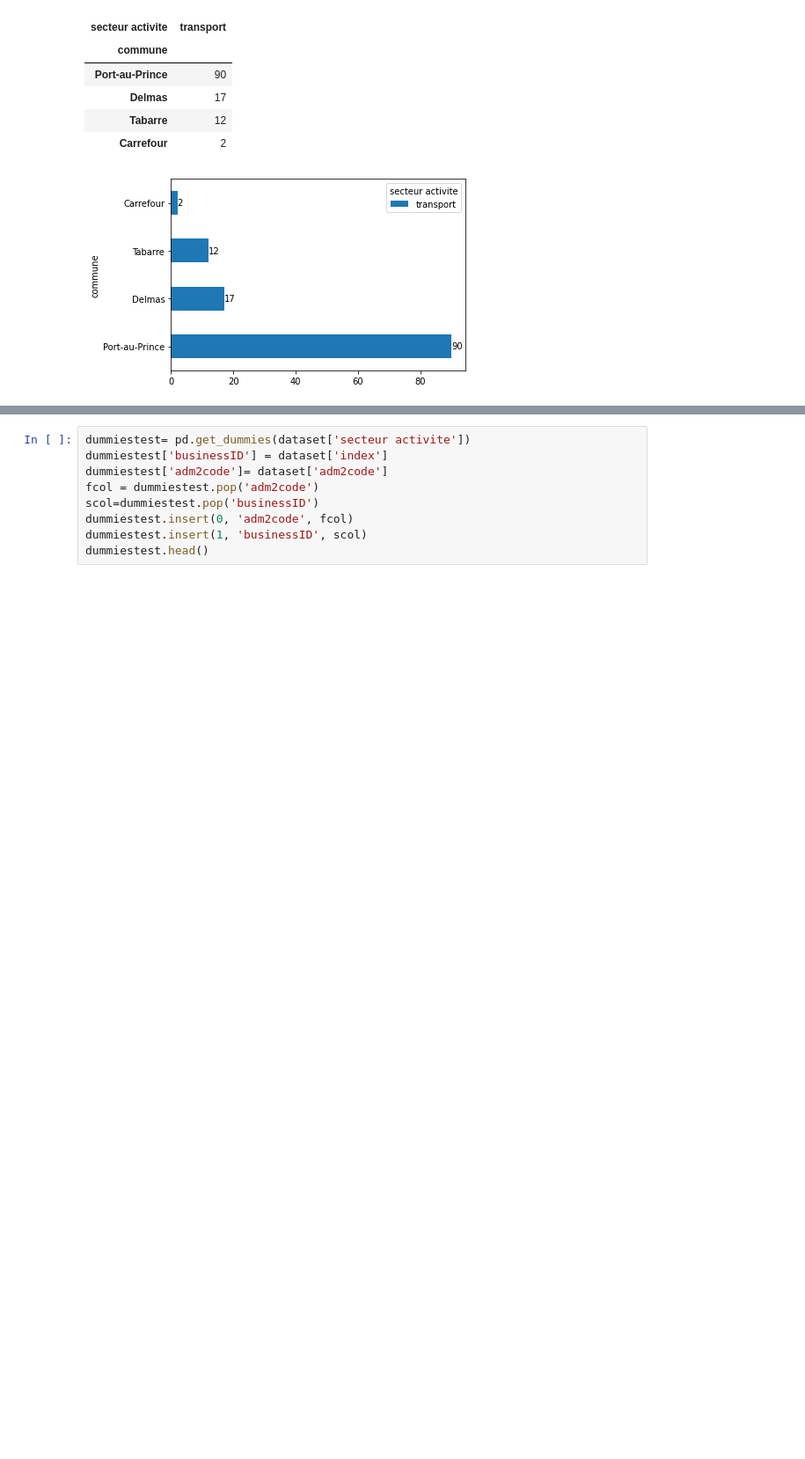
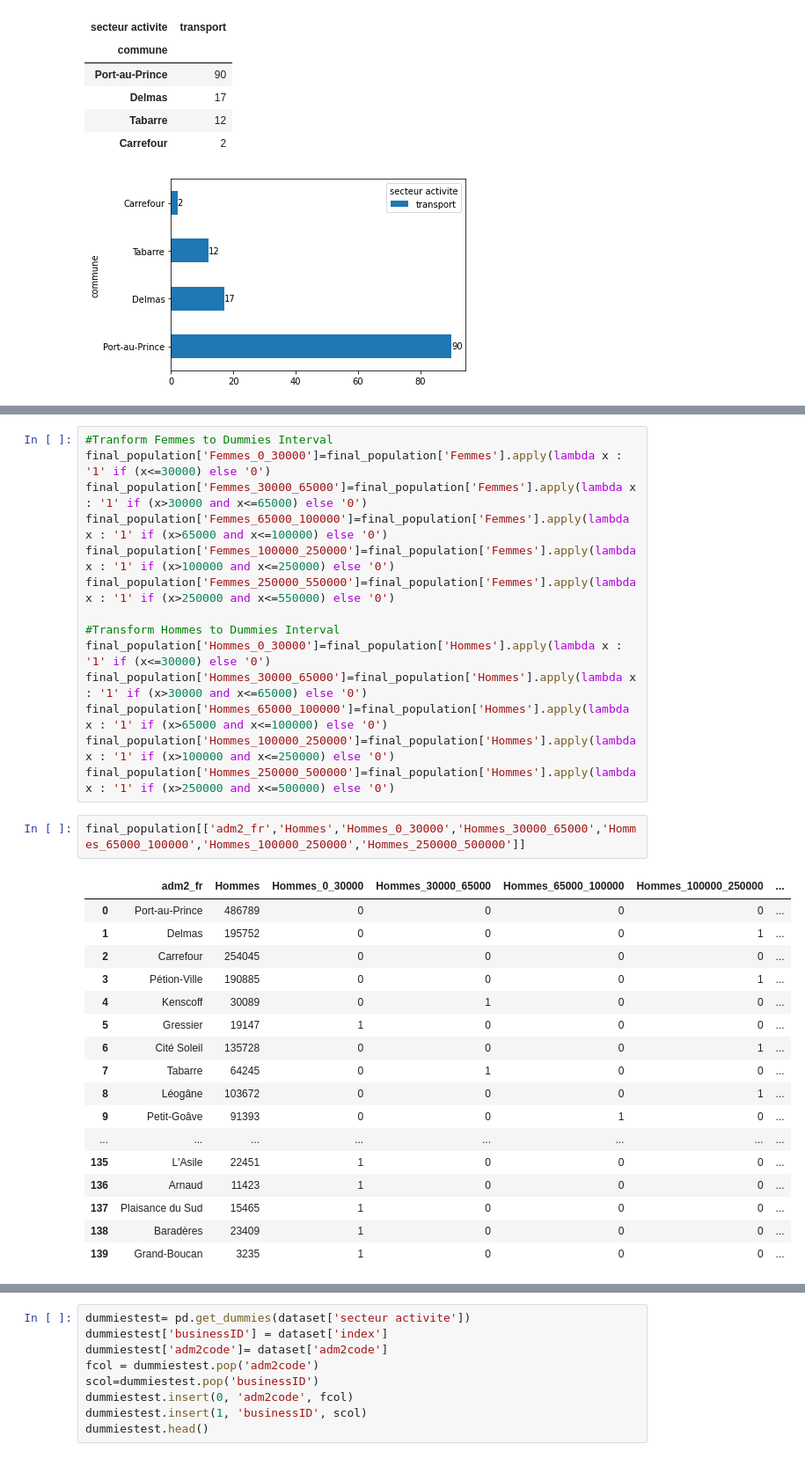
Before and after one commit to Ldave01/Best_Place_For_Business, a Jupyter notebook: eda.ipynb, the cells around one changed output, grey strips where cells are left out. Shown at 88% size. Cells and saved outputs as stored; diff of their text form; blank space fills up the shorter version.

```diff
--- a/eda.ipynb
+++ b/eda.ipynb
@@ -391,2 +398,36 @@ display(dataset.head(2))
+# %%
+#Tranform Femmes to Dummies Interval
+final_population['Femmes_0_30000']=final_population['Femmes'].apply(lambda x : '1' if (x<=30000) else '0')
+final_population['Femmes_30000_65000']=final_population['Femmes'].apply(lambda x : '1' if (x>30000 and x<=65000) else '0')
+final_population['Femmes_65000_100000']=final_population['Femmes'].apply(lambda x : '1' if (x>65000 and x<=100000) else '0')
+final_population['Femmes_100000_250000']=final_population['Femmes'].apply(lambda x : '1' if (x>100000 and x<=250000) else '0')
+final_population['Femmes_250000_550000']=final_population['Femmes'].apply(lambda x : '1' if (x>250000 and x<=550000) else '0')
+
+#Transform Hommes to Dummies Interval
+final_population['Hommes_0_30000']=final_population['Hommes'].apply(lambda x : '1' if (x<=30000) else '0')
+final_population['Hommes_30000_65000']=final_population['Hommes'].apply(lambda x : '1' if (x>30000 and x<=65000) else '0')
+final_population['Hommes_65000_100000']=final_population['Hommes'].apply(lambda x : '1' if (x>65000 and x<=100000) else '0')
+final_population['Hommes_100000_250000']=final_population['Hommes'].apply(lambda x : '1' if (x>100000 and x<=250000) else '0')
+final_population['Hommes_250000_500000']=final_population['Hommes'].apply(lambda x : '1' if (x>250000 and x<=500000) else '0')
+# %%
+final_population[['adm2_fr','Hommes','Hommes_0_30000','Hommes_30000_65000','Hommes_65000_100000','Hommes_100000_250000','Hommes_250000_500000']]
+# %% [output]
+|  | adm2_fr | Hommes | Hommes_0_30000 | Hommes_30000_65000 | Hommes_65000_100000 | Hommes_100000_250000 | ... |
+| 0 | Port-au-Prince | 486789 | 0 | 0 | 0 | 0 | ... |
+| 1 | Delmas | 195752 | 0 | 0 | 0 | 1 | ... |
+| 2 | Carrefour | 254045 | 0 | 0 | 0 | 0 | ... |
+| 3 | Pétion-Ville | 190885 | 0 | 0 | 0 | 1 | ... |
+| 4 | Kenscoff | 30089 | 0 | 1 | 0 | 0 | ... |
+| 5 | Gressier | 19147 | 1 | 0 | 0 | 0 | ... |
+| 6 | Cité Soleil | 135728 | 0 | 0 | 0 | 1 | ... |
+| 7 | Tabarre | 64245 | 0 | 1 | 0 | 0 | ... |
+| 8 | Léogâne | 103672 | 0 | 0 | 0 | 1 | ... |
+| 9 | Petit-Goâve | 91393 | 0 | 0 | 1 | 0 | ... |
+| ... | ... | ... | ... | ... | ... | ... | ... |
+| 135 | L'Asile | 22451 | 1 | 0 | 0 | 0 | ... |
+| 136 | Arnaud | 11423 | 1 | 0 | 0 | 0 | ... |
+| 137 | Plaisance du Sud | 15465 | 1 | 0 | 0 | 0 | ... |
+| 138 | Baradères | 23409 | 1 | 0 | 0 | 0 | ... |
+| 139 | Grand-Boucan | 3235 | 1 | 0 | 0 | 0 | ... |
 # %%
 poptest= pd.get_dummies(data=final_population, columns=['Femmes','Hommes','Enfants','Adultes','Filles','Garcons'])
```
Also changed, not shown: parts of 2 cells of this notebook.
